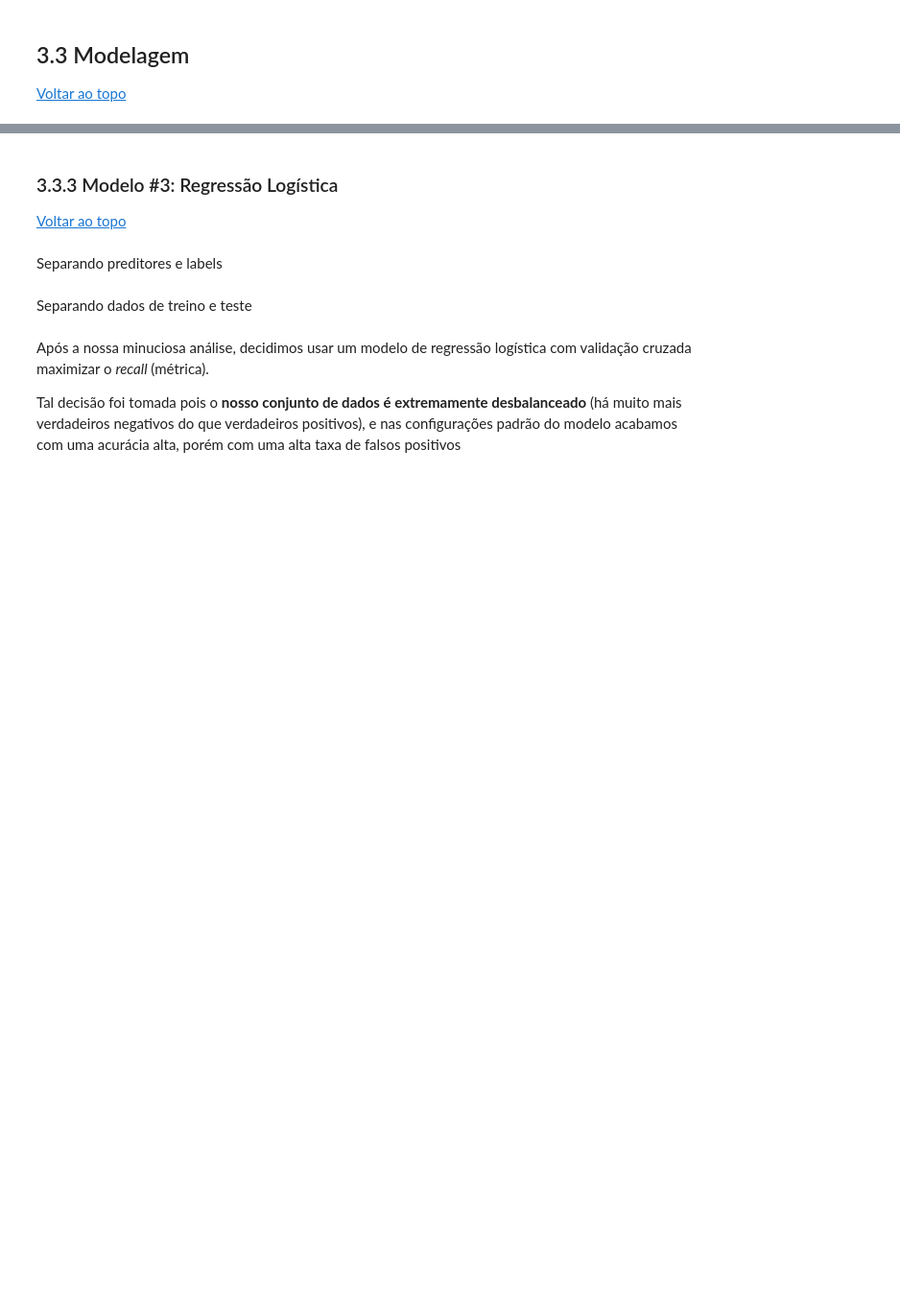
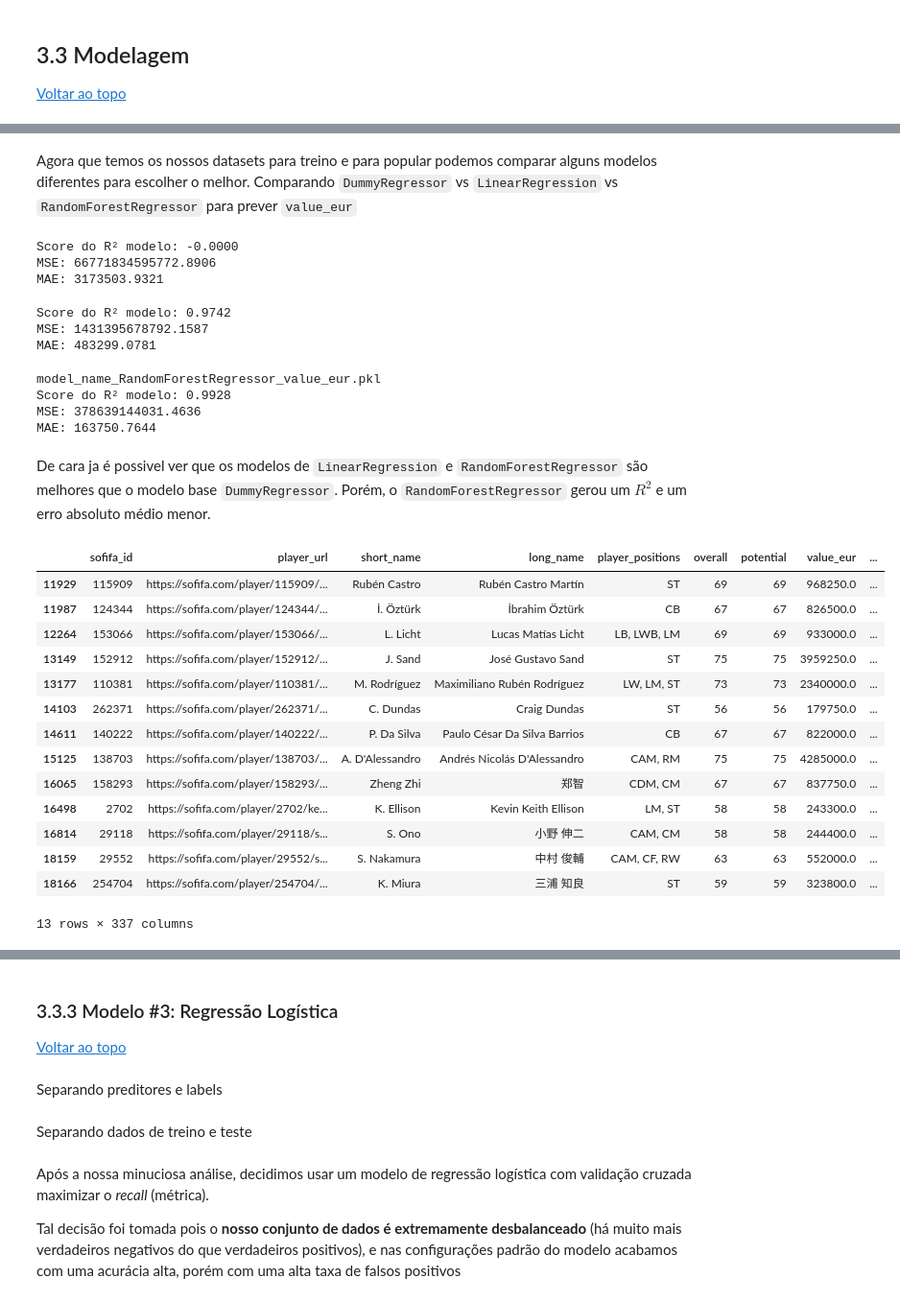
Before and after one commit to olucaslopes/fifa22-players-analysis, a Jupyter notebook: Relatorio.ipynb, the cells around one changed output, grey strips where cells are left out. Shown at 96% size. Cells and saved outputs as stored; diff of their text form; code cells hidden in the pictures; blank space fills up the shorter version.

```diff
--- a/Relatorio.ipynb
+++ b/Relatorio.ipynb
@@ -533,0 +619,68 @@ from sklearn.linear_model import LogisticRegressionCV
+# %%
+players_with_club_and_no_value = data.query("not club_team_id.isna() and value_eur.isna()").copy()
+data_without_players_with_club_and_no_value = data.drop(players_with_club_and_no_value.index)
+
+data_to_train = data_without_players_with_club_and_no_value.query("not value_eur.isna()").copy()
+
+columns_to_drop = [
+    "sofifa_id", "player_url", "short_name", "long_name",
+    "dob", "club_position","player_traits", "player_tags",
+    "player_positions", "work_rate", "body_type",
+    "preferred_foot", "nationality_name"
+]
+
+data_to_train = data_to_train.drop(columns=columns_to_drop)
+data_to_fill = players_with_club_and_no_value.drop(columns=columns_to_drop)
+# %% [markdown]
+Agora que temos os nossos datasets para treino e para popular podemos comparar alguns modelos diferentes para escolher o melhor.
+Comparando `DummyRegressor` vs `LinearRegression` vs `RandomForestRegressor` para prever `value_eur`
+# %%
+from sklearn.dummy import DummyRegressor
+dummy = DummyRegressor()
+predict_and_populate(data_to_fill, data_to_train, dummy, "value_eur");
+# %% [output]
+Score do R² modelo: -0.0000
+MSE: 66771834595772.8906
+MAE: 3173503.9321
+# %%
+from sklearn.linear_model import LinearRegression
+
+linear_regression = LinearRegression()
+predict_and_populate(data_to_fill, data_to_train, linear_regression, "value_eur");
+# %% [output]
+Score do R² modelo: 0.9742
+MSE: 1431395678792.1587
+MAE: 483299.0781
+# %%
+from sklearn.ensemble import RandomForestRegressor
+
+random_forest = RandomForestRegressor(random_state=0, n_jobs=-1, oob_score=True)
+players_with_club_and_no_value = predict_and_populate(data_to_fill, data_to_train, random_forest, "value_eur", save=True);
+# %% [output]
+model_name_RandomForestRegressor_value_eur.pkl
+Score do R² modelo: 0.9928
+MSE: 378639144031.4636
+MAE: 163750.7644
+# %% [markdown]
+De cara ja é possivel ver que os modelos de `LinearRegression` e `RandomForestRegressor` são melhores que o modelo base `DummyRegressor`.
+Porém, o `RandomForestRegressor` gerou um $R^2$ e um erro absoluto médio menor.
+# %%
+# Populando
+data.loc[players_with_club_and_no_value.index, "value_eur"] = players_with_club_and_no_value.value_eur
+data.loc[players_with_club_and_no_value.index]
+# %% [output]
+|  | sofifa_id | player_url | short_name | long_name | player_positions | overall | potential | value_eur | ... |
+| 11929 | 115909 | https://sofifa.com/player/115909/... | Rubén Castro | Rubén Castro Martín | ST | 69 | 69 | 968250.0 | ... |
+| 11987 | 124344 | https://sofifa.com/player/124344/... | İ. Öztürk | İbrahim Öztürk | CB | 67 | 67 | 826500.0 | ... |
+| 12264 | 153066 | https://sofifa.com/player/153066/... | L. Licht | Lucas Matías Licht | LB, LWB, LM | 69 | 69 | 933000.0 | ... |
+| 13149 | 152912 | https://sofifa.com/player/152912/... | J. Sand | José Gustavo Sand | ST | 75 | 75 | 3959250.0 | ... |
+| 13177 | 110381 | https://sofifa.com/player/110381/... | M. Rodríguez | Maximiliano Rubén Rodríguez | LW, LM, ST | 73 | 73 | 2340000.0 | ... |
+| 14103 | 262371 | https://sofifa.com/player/262371/... | C. Dundas | Craig Dundas | ST | 56 | 56 | 179750.0 | ... |
+| 14611 | 140222 | https://sofifa.com/player/140222/... | P. Da Silva | Paulo César Da Silva Barrios | CB | 67 | 67 | 822000.0 | ... |
+| 15125 | 138703 | https://sofifa.com/player/138703/... | A. D'Alessandro | Andrés Nicolás D'Alessandro | CAM, RM | 75 | 75 | 4285000.0 | ... |
+| 16065 | 158293 | https://sofifa.com/player/158293/... | Zheng Zhi | 郑智 | CDM, CM | 67 | 67 | 837750.0 | ... |
+| 16498 | 2702 | https://sofifa.com/player/2702/ke... | K. Ellison | Kevin Keith Ellison | LM, ST | 58 | 58 | 243300.0 | ... |
+| 16814 | 29118 | https://sofifa.com/player/29118/s... | S. Ono | 小野 伸二 | CAM, CM | 58 | 58 | 244400.0 | ... |
+| 18159 | 29552 | https://sofifa.com/player/29552/s... | S. Nakamura | 中村 俊輔 | CAM, CF, RW | 63 | 63 | 552000.0 | ... |
+| 18166 | 254704 | https://sofifa.com/player/254704/... | K. Miura | 三浦 知良 | ST | 59 | 59 | 323800.0 | ... |
+13 rows × 337 columns
```
Also changed, not shown: parts of 20 cells of this notebook, 2 other files.
